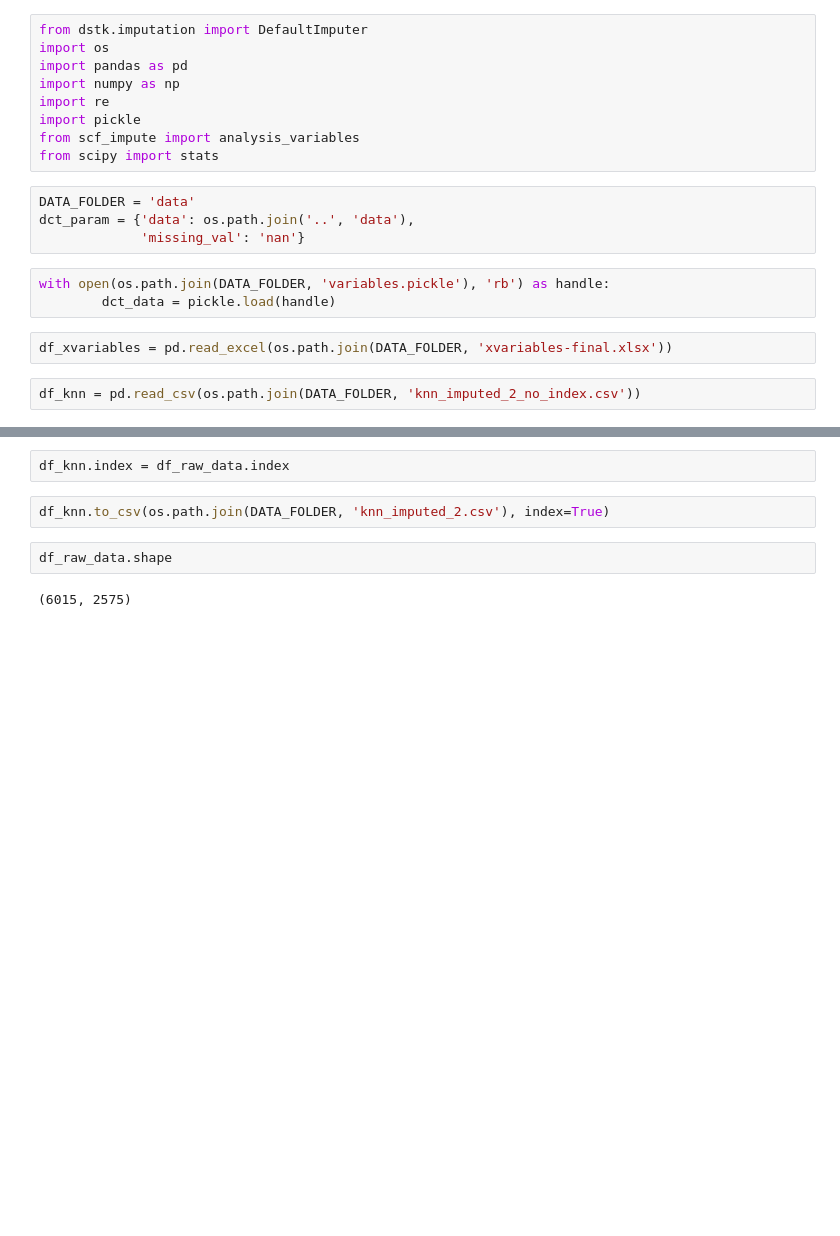
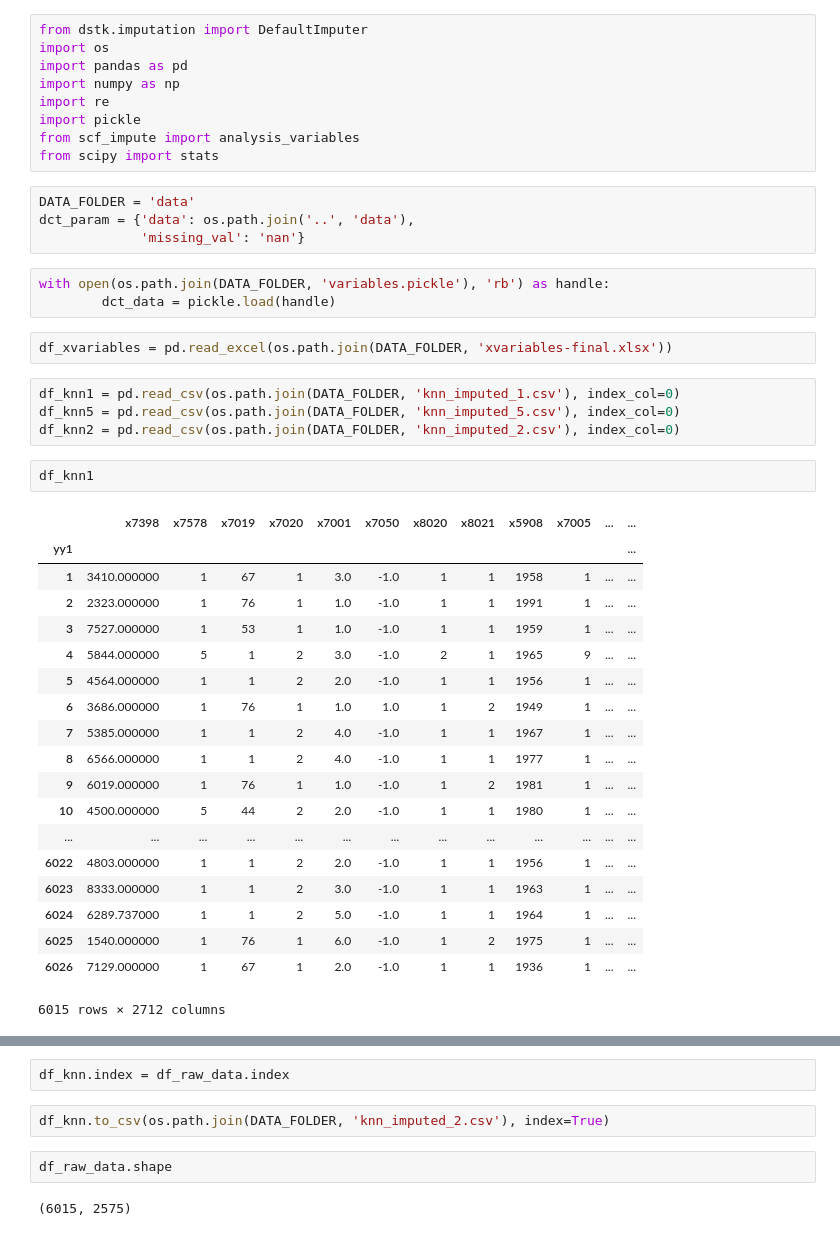
Before and after one commit to TavoloPerUno/scf_impute, a Jupyter notebook: Untitled.ipynb, the cells around one changed output, grey strips where cells are left out. Drawn from its saved outputs; the diff is of its cells as text; blank space fills up the shorter version.

```diff
--- a/Untitled.ipynb
+++ b/Untitled.ipynb
@@ -16,5 +16,29 @@ with open(os.path.join(DATA_FOLDER, 'variables.pickle'), 'rb') as handle:
         dct_data = pickle.load(handle)
 # %%
 df_xvariables = pd.read_excel(os.path.join(DATA_FOLDER, 'xvariables-final.xlsx'))
-# %%
-df_knn = pd.read_csv(os.path.join(DATA_FOLDER, 'knn_imputed_2_no_index.csv'))
+# %%
+df_knn1 = pd.read_csv(os.path.join(DATA_FOLDER, 'knn_imputed_1.csv'), index_col=0)
+df_knn5 = pd.read_csv(os.path.join(DATA_FOLDER, 'knn_imputed_5.csv'), index_col=0)
+df_knn2 = pd.read_csv(os.path.join(DATA_FOLDER, 'knn_imputed_2.csv'), index_col=0)
+# %%
+df_knn1
+# %% [output]
+|  | x7398 | x7578 | x7019 | x7020 | x7001 | x7050 | x8020 | x8021 | x5908 | x7005 | ... | ... |
+| yy1 |  |  |  |  |  |  |  |  |  |  |  | ... |
+| 1 | 3410.000000 | 1 | 67 | 1 | 3.0 | -1.0 | 1 | 1 | 1958 | 1 | ... | ... |
+| 2 | 2323.000000 | 1 | 76 | 1 | 1.0 | -1.0 | 1 | 1 | 1991 | 1 | ... | ... |
+| 3 | 7527.000000 | 1 | 53 | 1 | 1.0 | -1.0 | 1 | 1 | 1959 | 1 | ... | ... |
+| 4 | 5844.000000 | 5 | 1 | 2 | 3.0 | -1.0 | 2 | 1 | 1965 | 9 | ... | ... |
+| 5 | 4564.000000 | 1 | 1 | 2 | 2.0 | -1.0 | 1 | 1 | 1956 | 1 | ... | ... |
+| 6 | 3686.000000 | 1 | 76 | 1 | 1.0 | 1.0 | 1 | 2 | 1949 | 1 | ... | ... |
+| 7 | 5385.000000 | 1 | 1 | 2 | 4.0 | -1.0 | 1 | 1 | 1967 | 1 | ... | ... |
+| 8 | 6566.000000 | 1 | 1 | 2 | 4.0 | -1.0 | 1 | 1 | 1977 | 1 | ... | ... |
+| 9 | 6019.000000 | 1 | 76 | 1 | 1.0 | -1.0 | 1 | 2 | 1981 | 1 | ... | ... |
+| 10 | 4500.000000 | 5 | 44 | 2 | 2.0 | -1.0 | 1 | 1 | 1980 | 1 | ... | ... |
+| ... | ... | ... | ... | ... | ... | ... | ... | ... | ... | ... | ... | ... |
+| 6022 | 4803.000000 | 1 | 1 | 2 | 2.0 | -1.0 | 1 | 1 | 1956 | 1 | ... | ... |
+| 6023 | 8333.000000 | 1 | 1 | 2 | 3.0 | -1.0 | 1 | 1 | 1963 | 1 | ... | ... |
+| 6024 | 6289.737000 | 1 | 1 | 2 | 5.0 | -1.0 | 1 | 1 | 1964 | 1 | ... | ... |
+| 6025 | 1540.000000 | 1 | 76 | 1 | 6.0 | -1.0 | 1 | 2 | 1975 | 1 | ... | ... |
+| 6026 | 7129.000000 | 1 | 67 | 1 | 2.0 | -1.0 | 1 | 1 | 1936 | 1 | ... | ... |
+6015 rows × 2712 columns
```
Also changed, not shown: parts of 12 cells of this notebook, 3 other files.
